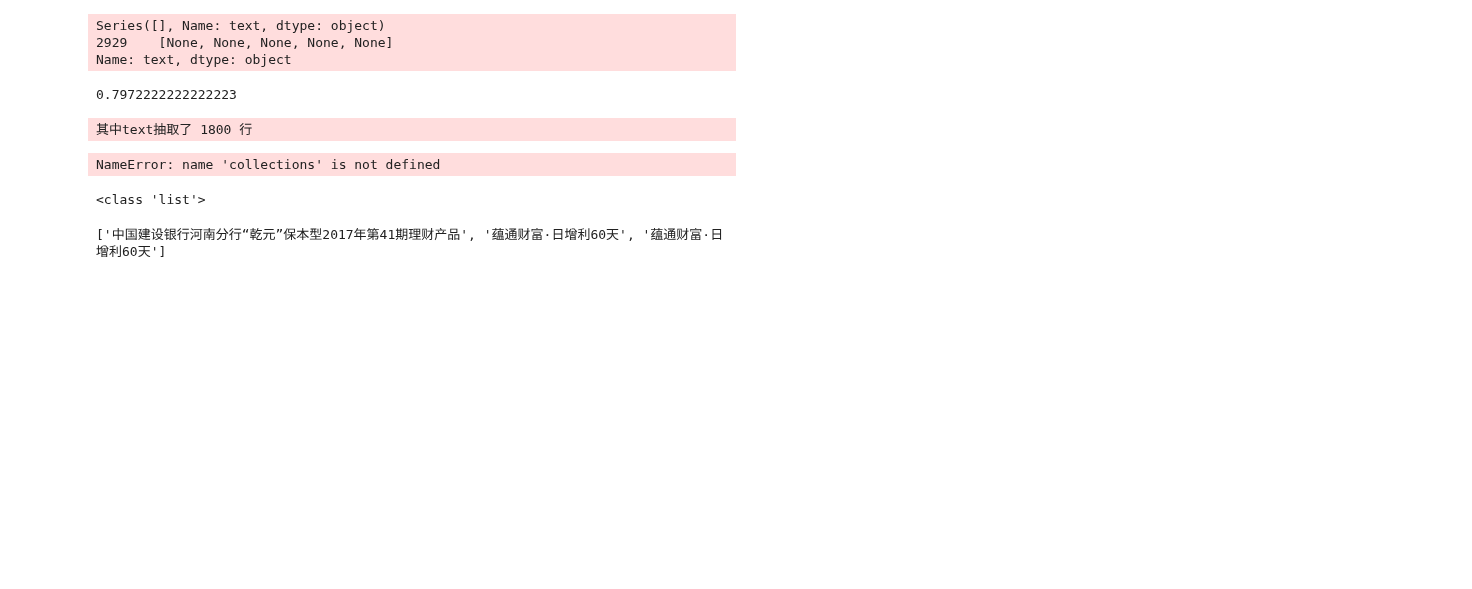
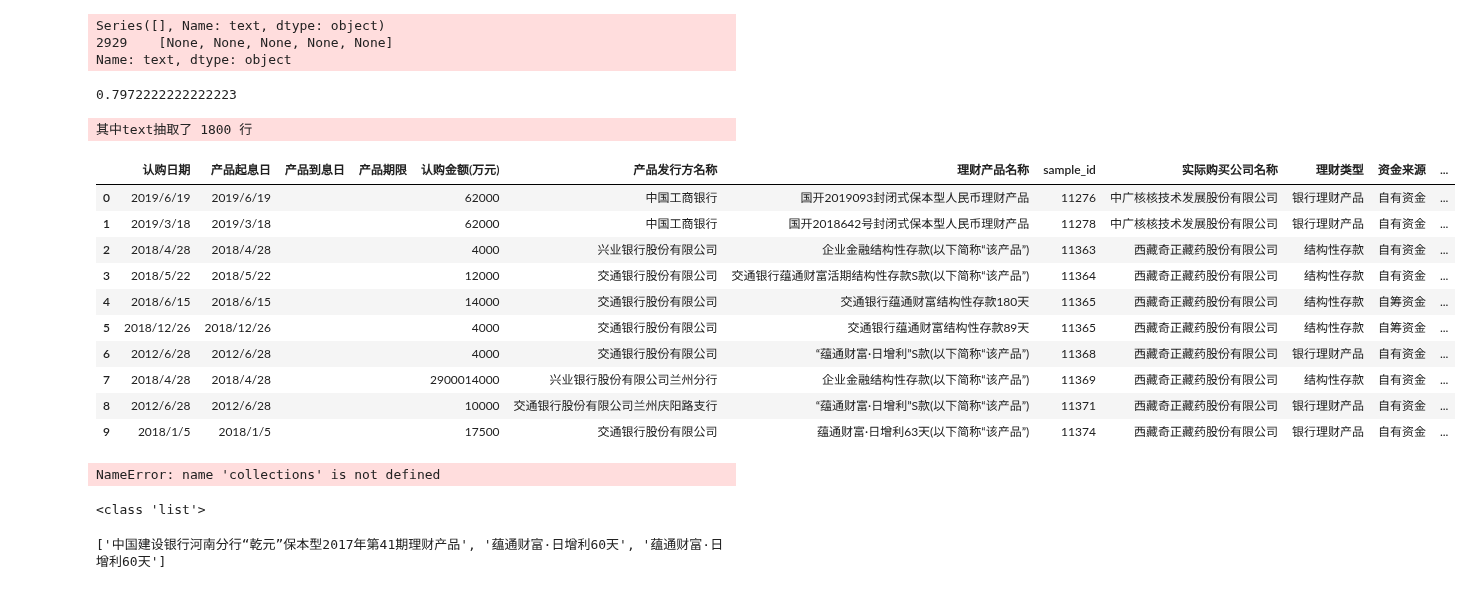
Before and after one commit to lsqlhl5862/baseline_qqcywdj, a Jupyter notebook: wjc/baseline-wjc.ipynb, the cells around one changed output. Saved outputs shown, nothing was run; the diff lists cells and outputs as text; code cells hidden in the pictures; blank space fills up the shorter version.

```diff
--- a/wjc/baseline-wjc.ipynb
+++ b/wjc/baseline-wjc.ipynb
@@ -907,5 +935,86 @@ wm_val_text=wm_val_text.dropna()
 # %% [output]
 其中text抽取了 1800 行
+# %%
+###########time添加############
+import csv
+
+
+tmp_lst = []
+with open('this_excel.csv', 'r',encoding='GBK') as f:
+    reader = csv.reader(f)
+    for row in reader:
+        tmp_lst.append(row)
+df = pd.DataFrame(tmp_lst[1:], columns=tmp_lst[0])
+df.head(10)
+val_result1=my_val_result[['sample_id','predict_gs']]
+val_result1['sample_id']=val_result1['sample_id'].astype(str)
+add_all=pd.merge(df, val_result1, on=['sample_id'], how='inner')
+add_all.to_csv('./excel_addgs.csv', sep=',', header=True, index=True)
+
+##########验证成功率###########
+# df为表格填充进文本的结果df，answer_df为答案train_outputs
+def get_score_all(df,answer_df):
+    compare=pd.merge(df, answer_df, how='inner')
+    print('------')
+    print('以下为文本填充成功率')
+    print('文本一共：',len(df),'行')
+    print('成功匹配：',len(compare),'行')
+    print('成功率：',len(compare)/len(df))
+    print('------')
+
+##########考虑缺失率##########
+# df为表格填充进文本的结果df，begin_df为未注入表格数据的初始文本df
+def fail_score(df,begin_df):
+    compare=pd.merge(df, begin_df, how='inner')
+    print('------')
+    print('以下为文本缺失率')
+    print('初始文本条数：',len(begin_df),'行')
+    print('填充后剩下条数：', len(df), '行')
+    print('缺失率：', (len(begin_df)-len(df))/len(begin_df))
+    print('------')
+
+
+
+
+#########文本df添加公司##########
+def add_gs(df,df_gs):
+    df_gs[['sample_id','predict_gs']]
+    df_gs['sample_id'] = df_gs['sample_id'].astype(str)
+    df['sample_id'] = df['sample_id'].astype(str)
+    add_df=pd.merge(df, df_gs, on='sample_id', how='inner')
+    return add_df
+
+
+
+
+
+
+
+# my_train_output=train_outputs[['sample_id','理财产品名称']]
+# my_train_output=my_train_output.drop_duplicates()
+# # temp_single=temp_single.rename(columns={mc:'理财产品名称'},inplace=False)
+# compare=pd.merge(temp_single, my_train_output, on=['sample_id','理财产品名称'], how='inner')
+# # my_train_output1.head(10)
+# temp_single_a=temp_single
+# temp_single_a = temp_single_a.append(compare)
+# temp_single_a = temp_single_a.append(compare)
+# temp_single_a = temp_single_a.drop_duplicates(subset=['sample_id','理财产品名称'],keep=False)
+# print('----')
+# print(len(temp_single_a))
+# temp_single_a.head(10)
+# print('----')
+# %% [output]
+|  | 认购日期 | 产品起息日 | 产品到息日 | 产品期限 | 认购金额(万元) | 产品发行方名称 | 理财产品名称 | sample_id | 实际购买公司名称 | 理财类型 | 资金来源 | ... |
+| 0 | 2019/6/19 | 2019/6/19 |  |  | 62000 | 中国工商银行 | 国开2019093封闭式保本型人民币理财产品 | 11276 | 中广核核技术发展股份有限公司 | 银行理财产品 | 自有资金 | ... |
+| 1 | 2019/3/18 | 2019/3/18 |  |  | 62000 | 中国工商银行 | 国开2018642号封闭式保本型人民币理财产品 | 11278 | 中广核核技术发展股份有限公司 | 银行理财产品 | 自有资金 | ... |
+| 2 | 2018/4/28 | 2018/4/28 |  |  | 4000 | 兴业银行股份有限公司 | 企业金融结构性存款(以下简称“该产品”) | 11363 | 西藏奇正藏药股份有限公司 | 结构性存款 | 自有资金 | ... |
+| 3 | 2018/5/22 | 2018/5/22 |  |  | 12000 | 交通银行股份有限公司 | 交通银行蕴通财富活期结构性存款S款(以下简称“该产品”) | 11364 | 西藏奇正藏药股份有限公司 | 结构性存款 | 自有资金 | ... |
+| 4 | 2018/6/15 | 2018/6/15 |  |  | 14000 | 交通银行股份有限公司 | 交通银行蕴通财富结构性存款180天 | 11365 | 西藏奇正藏药股份有限公司 | 结构性存款 | 自筹资金 | ... |
+| 5 | 2018/12/26 | 2018/12/26 |  |  | 4000 | 交通银行股份有限公司 | 交通银行蕴通财富结构性存款89天 | 11365 | 西藏奇正藏药股份有限公司 | 结构性存款 | 自筹资金 | ... |
+| 6 | 2012/6/28 | 2012/6/28 |  |  | 4000 | 交通银行股份有限公司 | “蕴通财富·日增利”S款(以下简称“该产品”) | 11368 | 西藏奇正藏药股份有限公司 | 银行理财产品 | 自有资金 | ... |
+| 7 | 2018/4/28 | 2018/4/28 |  |  | 2900014000 | 兴业银行股份有限公司兰州分行 | 企业金融结构性存款(以下简称“该产品”) | 11369 | 西藏奇正藏药股份有限公司 | 结构性存款 | 自有资金 | ... |
+| 8 | 2012/6/28 | 2012/6/28 |  |  | 10000 | 交通银行股份有限公司兰州庆阳路支行 | “蕴通财富·日增利”S款(以下简称“该产品”) | 11371 | 西藏奇正藏药股份有限公司 | 银行理财产品 | 自有资金 | ... |
+| 9 | 2018/1/5 | 2018/1/5 |  |  | 17500 | 交通银行股份有限公司 | 蕴通财富·日增利63天(以下简称“该产品”) | 11374 | 西藏奇正藏药股份有限公司 | 银行理财产品 | 自有资金 | ... |
 # %%
 #text=text.replace(r'[ ]+',' ').replace('\r','^')
 def get_title(text):
```
Also changed, not shown: parts of 2 cells of this notebook.
